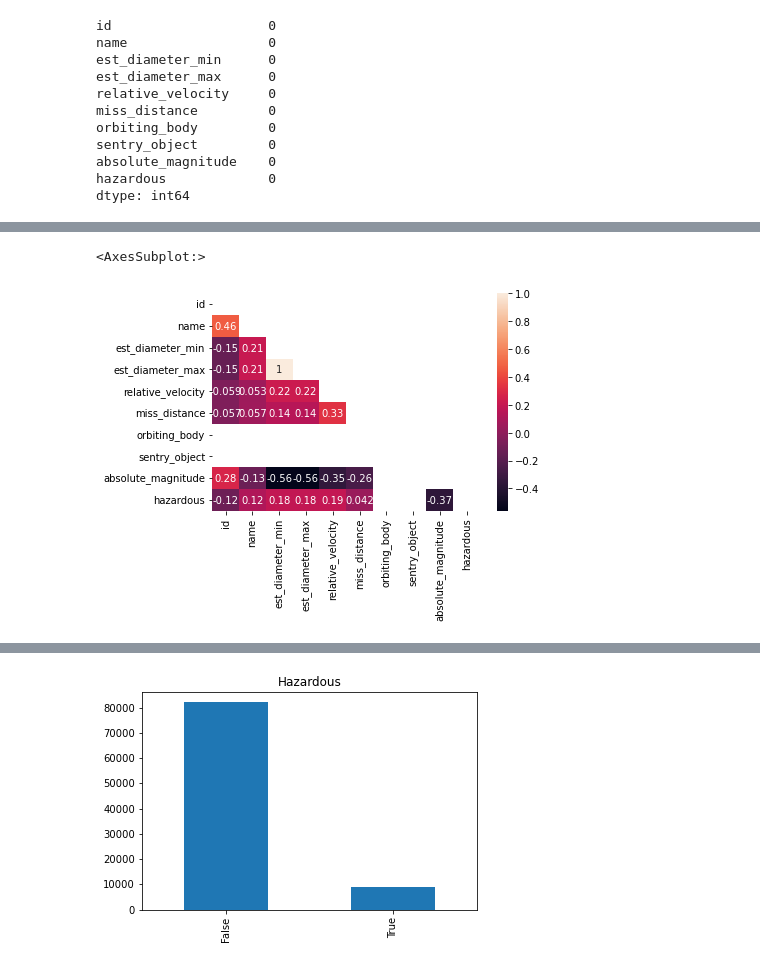
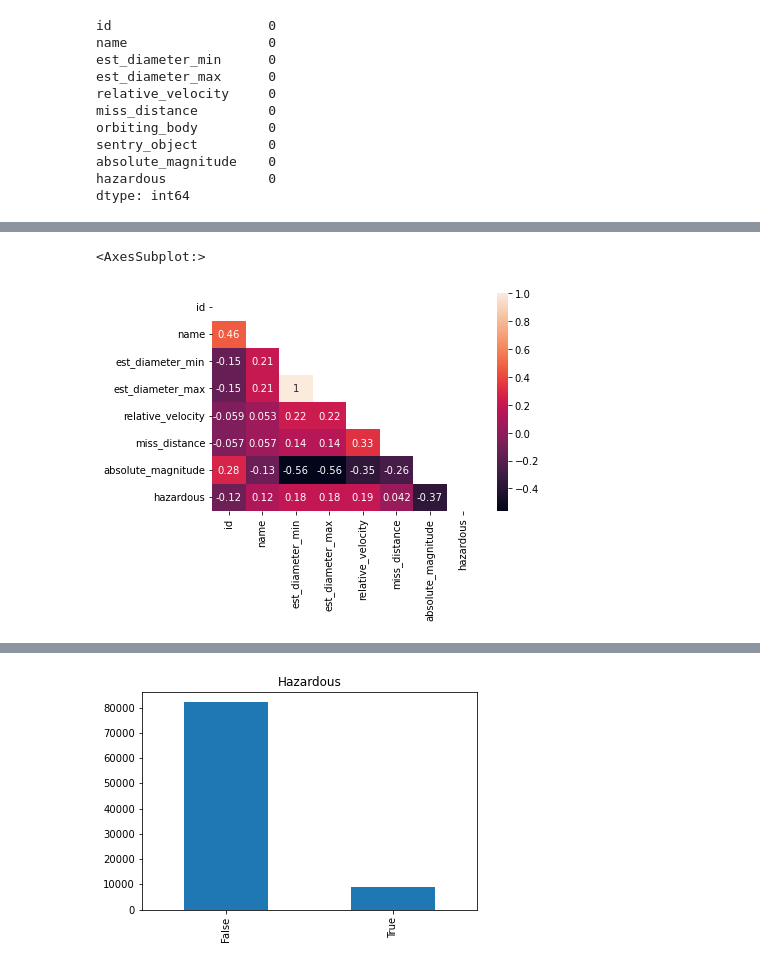
Before and after one commit to NathanYJiang/Brown-DSML, a Jupyter notebook: Capstone Project/Capstone Project.ipynb, the cells around one changed output, grey strips where cells are left out. Saved outputs shown, nothing was run; the diff lists cells and outputs as text; code cells hidden in the pictures.

```diff
--- a/Capstone Project/Capstone Project.ipynb
+++ b/Capstone Project/Capstone Project.ipynb
@@ -147,11 +147,11 @@ data1.head()
 data1 = data1.drop(['orbiting_body','sentry_object'], axis=1)
 # %%
 # heatmap
-mask = np.triu(np.ones_like(data.corr(), dtype=bool))
-sns.heatmap(data.corr(),mask = mask ,annot=True)
+mask = np.triu(np.ones_like(data1.corr(), dtype=bool))
+sns.heatmap(data1.corr(),mask = mask ,annot=True)
 # %% [output]
 <AxesSubplot:>
-[figure, old version]
+[figure, new version]
 # %%
 # feature importance
 
```
Also changed, not shown: parts of 4 cells of this notebook.
